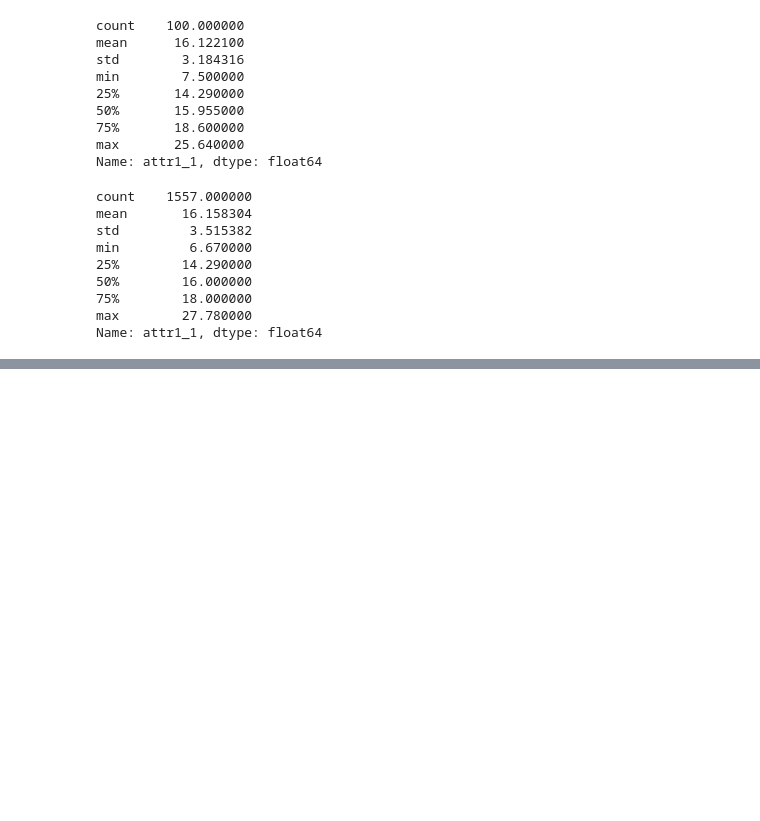
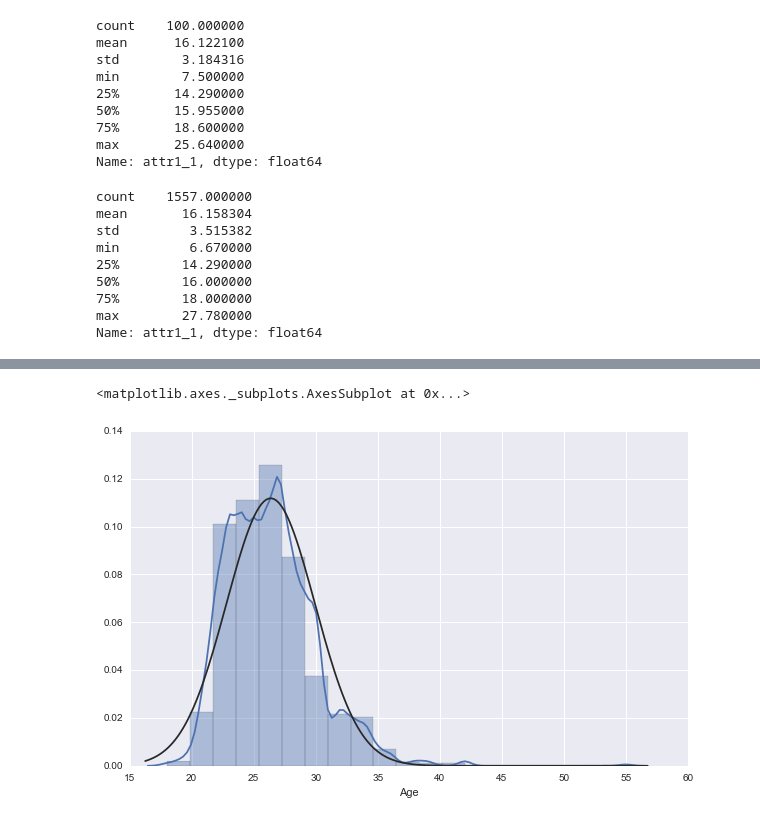
Before and after one commit to tsizzle/speed_dating_experiment, a Jupyter notebook: Speed_Dating_Explore.ipynb, the cells around one changed output, grey strips where cells are left out. Saved outputs shown, nothing was run; the diff lists cells and outputs as text; code cells hidden in the pictures; blank space fills up the shorter version.

```diff
--- a/Speed_Dating_Explore.ipynb
+++ b/Speed_Dating_Explore.ipynb
@@ -114,0 +150,9 @@ race_plt.plot(kind='bar', rot=45, figsize=(13,4), color=['b','r','y','g','c'])
+# %%
+from scipy.stats import norm
+sns.set(rc={"figure.figsize": (10,6)})
+#sns.set_xticklabels([0,10,20,30,40,50,60])
+
+sns.distplot(age_series, bins=20, hist=True, fit=norm, kde=True, axlabel="Age", norm_hist=True)
+# %% [output]
+<matplotlib.axes._subplots.AxesSubplot at 0x...>
+[figure, added]
```
Also changed, not shown: parts of 5 cells of this notebook.
